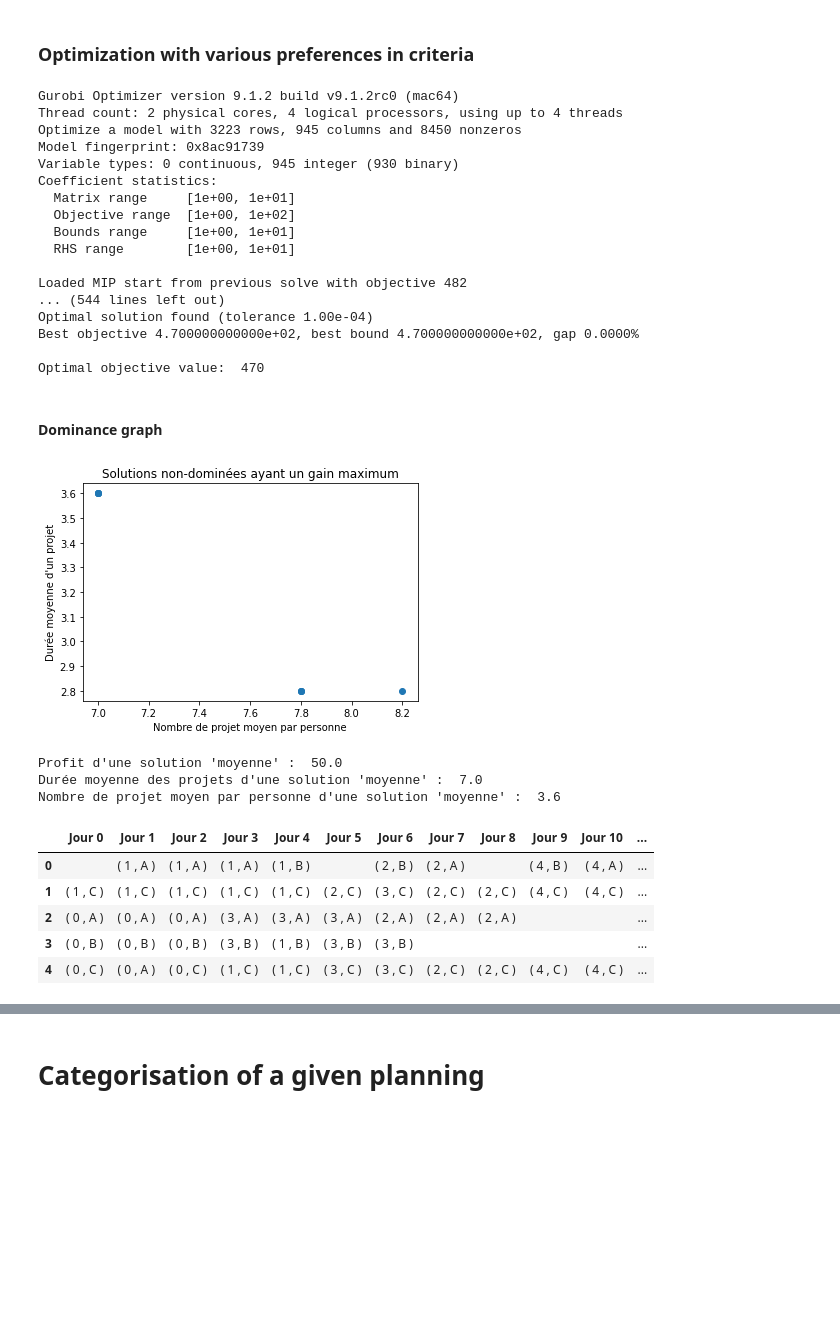
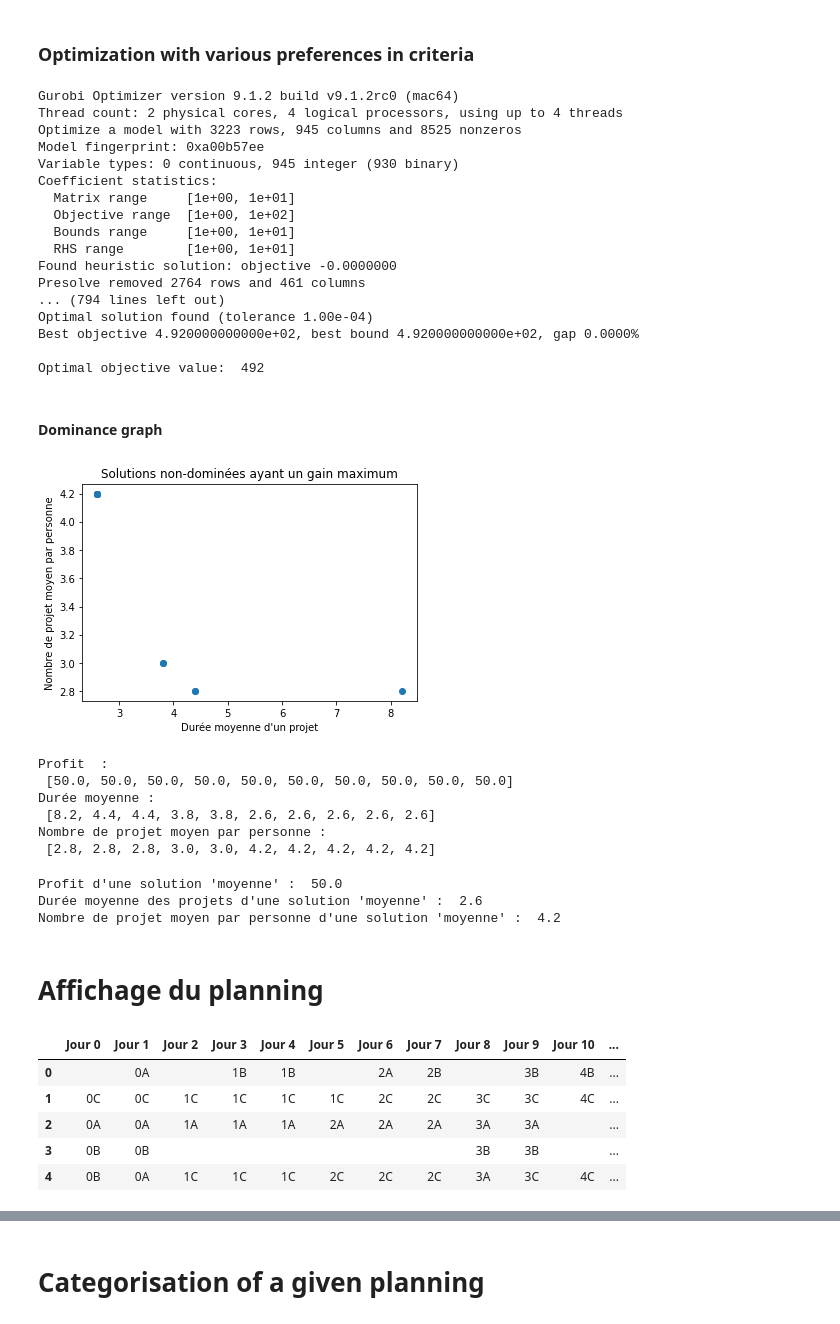
Before and after one commit to hitMaan351/SDP_Allocation_RH, a Jupyter notebook: projet.ipynb, the cells around one changed output, grey strips where cells are left out. Cells and saved outputs as stored; diff of their text form; code cells hidden in the pictures; blank space fills up the shorter version.

```diff
--- a/projet.ipynb
+++ b/projet.ipynb
@@ -126,7 +140,7 @@ model.update()
 B = model.addVars(n, lb = 0, ub = h-1, vtype=GRB.INTEGER)   # Begining dates
 
 model.addConstrs(
-    B[j] <= X[i, j, k, t] * t
+    B[j] <= X[i, j, k, t] * t + (1 - X[i, j, k, t]) * h
     for i in range(p)
     for j in range(n)
     for k in range(q)
@@ -134,5 +148,3 @@ model.addConstrs(
 )
 
 model.addConstrs( B[j] <= E[j] for j in range(n))
-
-model.update()
@@ -164,13 +180,14 @@ def get_avg_projects_per_person():
 # %% [markdown]
 ### Optimization with various preferences in criteria
 # %%
-nb_points = 8
+model.update()
+nb_points = 10
 profits = []
 avg_durations = []
 avg_ppps = []
 
 gain_obj = quicksum(Y[j] * G[j] - L[j] * P[j] for j in range(n))
-duration_obj = quicksum(E[j] - B[j] for j in range(n))
+duration_obj = quicksum((E[j] - B[j]) for j in range(n))
 project_per_person_obj = quicksum(R[i,j] for i in range(p) for j in range(n))
 
 for alpha in range(nb_points):
@@ -190,43 +207,59 @@ print("\nOptimal objective value: ", int(model.ObjVal))
 # %% [output]
 Gurobi Optimizer version 9.1.2 build v9.1.2rc0 (mac64)
 Thread count: 2 physical cores, 4 logical processors, using up to 4 threads
-Optimize a model with 3223 rows, 945 columns and 8450 nonzeros
-Model fingerprint: 0x8ac91739
+Optimize a model with 3223 rows, 945 columns and 8525 nonzeros
+Model fingerprint: 0xa00b57ee
 Variable types: 0 continuous, 945 integer (930 binary)
 Coefficient statistics:
   Matrix range     [1e+00, 1e+01]
   Objective range  [1e+00, 1e+02]
   Bounds range     [1e+00, 1e+01]
   RHS range        [1e+00, 1e+01]
+Found heuristic solution: objective -0.0000000
+Presolve removed 2764 rows and 461 columns
+... (794 lines left out)
+Optimal solution found (tolerance 1.00e-04)
+Best objective 4.920000000000e+02, best bound 4.920000000000e+02, gap 0.0000%
 
-Loaded MIP start from previous solve with objective 482
-... (544 lines left out)
-Optimal solution found (tolerance 1.00e-04)
-Best objective 4.700000000000e+02, best bound 4.700000000000e+02, gap 0.0000%
-
-Optimal objective value:  470
+Optimal objective value:  492
 # %% [markdown]
 #### Dominance graph
 # %%
 # Pour l'exmple du cours et nos critères, il n'y a que 4 solutions non dominées :
-critere1 = [2.8, 2.8, 3.0, 4.2]
-critere2 = [7.2, 3.4, 2.8, 1.6]
+critere1 = [3.8, 3.8, 3.0, 4.2]
+critere2 = [8.2, 4.4, 3.8, 2.6]
 
 plt.scatter(avg_durations, avg_ppps)
+#plt.scatter(4,3.8)
 plt.title("Solutions non-dominées ayant un gain maximum")
-plt.xlabel("Nombre de projet moyen par personne")
-plt.ylabel("Durée moyenne d'un projet")
+plt.xlabel("Durée moyenne d'un projet")
+plt.ylabel("Nombre de projet moyen par personne")
 plt.show()
 # %% [output]
-[figure, old version]
+[figure, new version]
+# %%
+print("Profit  : \n", profits )
+print("Durée moyenne : \n", avg_durations )
+print("Nombre de projet moyen par personne : \n", avg_ppps )
+
+print()
+# %% [output]
+Profit  :
+ [50.0, 50.0, 50.0, 50.0, 50.0, 50.0, 50.0, 50.0, 50.0, 50.0]
+Durée moyenne :
+ [8.2, 4.4, 4.4, 3.8, 3.8, 2.6, 2.6, 2.6, 2.6, 2.6]
+Nombre de projet moyen par personne :
+ [2.8, 2.8, 2.8, 3.0, 3.0, 4.2, 4.2, 4.2, 4.2, 4.2]
 # %%
 print("Profit d'une solution 'moyenne' : ", profits[int(nb_points/2)] )
 print("Durée moyenne des projets d'une solution 'moyenne' : ", avg_durations[int(nb_points/2)] )
 print("Nombre de projet moyen par personne d'une solution 'moyenne' : ", avg_ppps[int(nb_points/2)] )
 # %% [output]
 Profit d'une solution 'moyenne' :  50.0
-Durée moyenne des projets d'une solution 'moyenne' :  7.0
-Nombre de projet moyen par personne d'une solution 'moyenne' :  3.6
+Durée moyenne des projets d'une solution 'moyenne' :  2.6
+Nombre de projet moyen par personne d'une solution 'moyenne' :  4.2
+# %% [markdown]
+# Affichage du planning
 # %%
 def days_list(h):
     L=[]
@@ -244,7 +277,7 @@ def person_list(i,X):
         for projet in range(n):
             for qualif in range(q):
                 if listeria[X[i, projet, qualif, day].index-X[0,0,0,0].index]==1:
-                    c_day=("( "+str(projet)+" , "+chr(65+qualif)+" )")
+                    c_day=(str(projet)+chr(65+qualif))
         L.append(c_day)
     return L
 
@@ -258,8 +291,8 @@ def show_planning(X):
 show_planning(X)
 # %% [output]
 |  | Jour 0 | Jour 1 | Jour 2 | Jour 3 | Jour 4 | Jour 5 | Jour 6 | Jour 7 | Jour 8 | Jour 9 | Jour 10 | ... |
-| 0 |  | ( 1 , A ) | ( 1 , A ) | ( 1 , A ) | ( 1 , B ) |  | ( 2 , B ) | ( 2 , A ) |  | ( 4 , B ) | ( 4 , A ) | ... |
-| 1 | ( 1 , C ) | ( 1 , C ) | ( 1 , C ) | ( 1 , C ) | ( 1 , C ) | ( 2 , C ) | ( 3 , C ) | ( 2 , C ) | ( 2 , C ) | ( 4 , C ) | ( 4 , C ) | ... |
-| 2 | ( 0 , A ) | ( 0 , A ) | ( 0 , A ) | ( 3 , A ) | ( 3 , A ) | ( 3 , A ) | ( 2 , A ) | ( 2 , A ) | ( 2 , A ) |  |  | ... |
-| 3 | ( 0 , B ) | ( 0 , B ) | ( 0 , B ) | ( 3 , B ) | ( 1 , B ) | ( 3 , B ) | ( 3 , B ) |  |  |  |  | ... |
-| 4 | ( 0 , C ) | ( 0 , A ) | ( 0 , C ) | ( 1 , C ) | ( 1 , C ) | ( 3 , C ) | ( 3 , C ) | ( 2 , C ) | ( 2 , C ) | ( 4 , C ) | ( 4 , C ) | ... |
+| 0 |  | 0A |  | 1B | 1B |  | 2A | 2B |  | 3B | 4B | ... |
+| 1 | 0C | 0C | 1C | 1C | 1C | 1C | 2C | 2C | 3C | 3C | 4C | ... |
+| 2 | 0A | 0A | 1A | 1A | 1A | 2A | 2A | 2A | 3A | 3A |  | ... |
+| 3 | 0B | 0B |  |  |  |  |  |  | 3B | 3B |  | ... |
+| 4 | 0B | 0A | 1C | 1C | 1C | 2C | 2C | 2C | 3A | 3C | 4C | ... |
```
Also changed, not shown: parts of 14 cells of this notebook.
